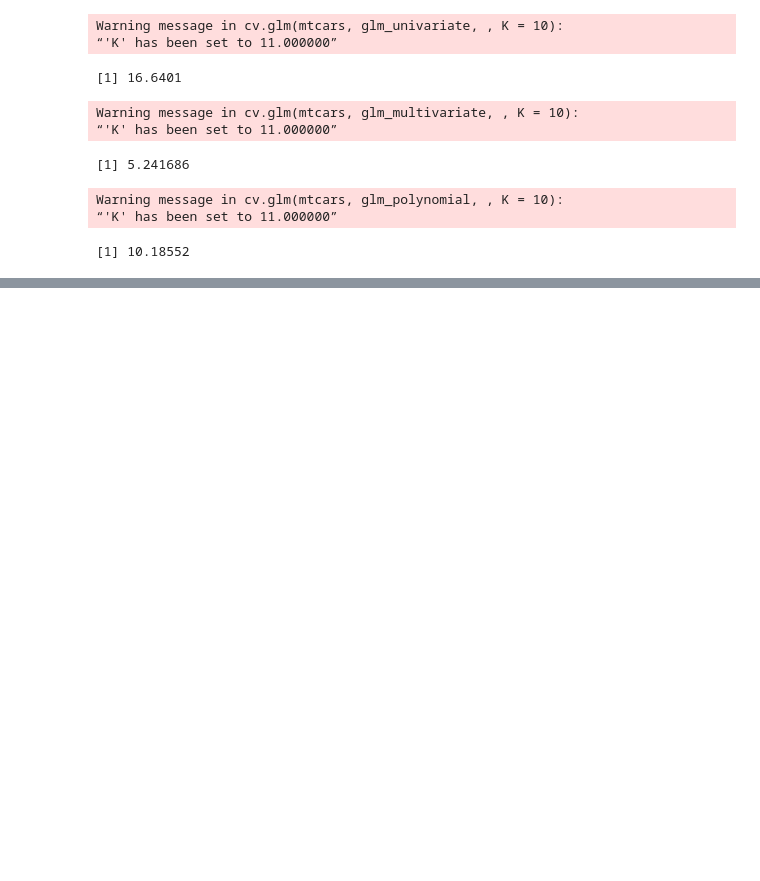
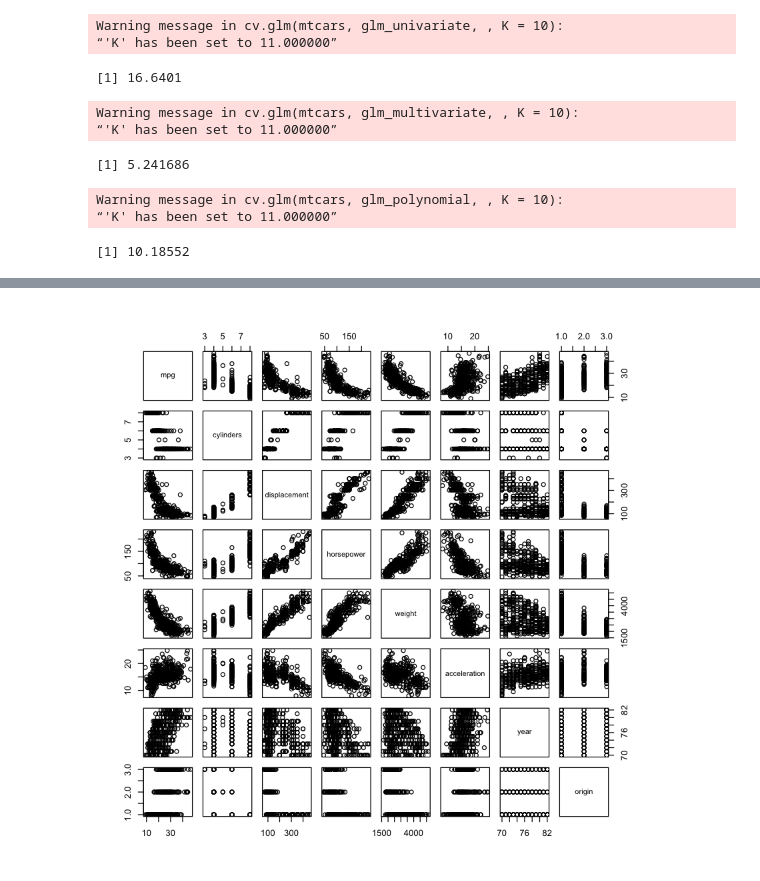
Before and after one commit to edkrueger/r-regression-labs, a Jupyter notebook: mtcars.ipynb, the cells around one changed output, grey strips where cells are left out. Drawn from its saved outputs; the diff is of its cells as text; code cells hidden in the pictures; blank space fills up the shorter version.

```diff
--- a/mtcars.ipynb
+++ b/mtcars.ipynb
@@ -900,0 +939,3 @@ Warning message in cv.glm(mtcars, glm_polynomial, , K = 10):
+# %%
+# convert origin to a factor
+auto$origin = factor(auto$origin)
@@ -900,0 +957,3 @@ Warning message in cv.glm(mtcars, glm_polynomial, , K = 10):
+# %%
+# create a new column with the name and year concatenated
+auto$name_year = paste(auto$name, auto$year)
@@ -900,0 +969,9 @@ Warning message in cv.glm(mtcars, glm_polynomial, , K = 10):
+# %%
+# keep only the first duplicate, drop the rest
+auto = auto[!duplicated(auto$name_year),]
+# %%
+# set name_year as the index
+rownames(auto) = auto$name_year
+auto$name_year = NULL
+auto$name= NULL
+head(auto)
@@ -900,0 +986,5 @@ Warning message in cv.glm(mtcars, glm_polynomial, , K = 10):
+# %%
+# plot the pairwise scatter plots
+plot(auto)
+# %% [output]
+[figure, added]
```
Also changed, not shown: parts of 13 cells of this notebook.
